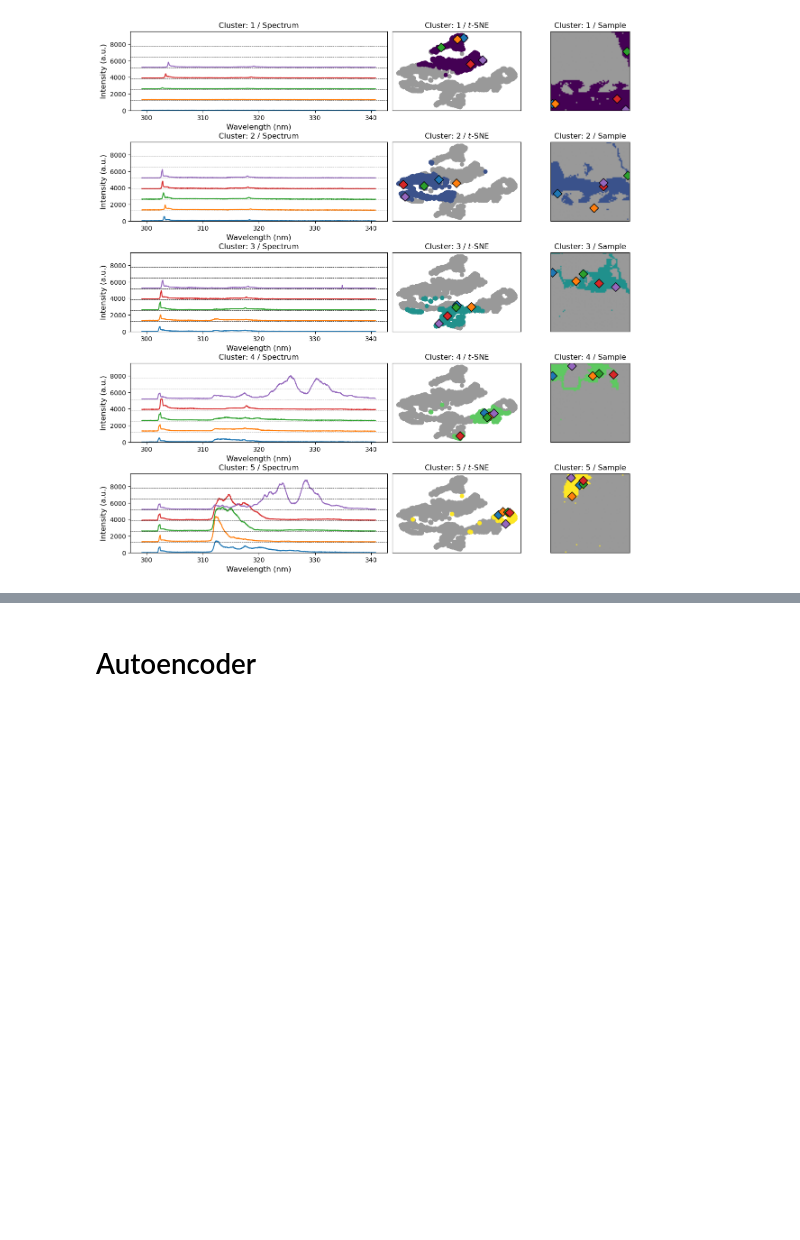
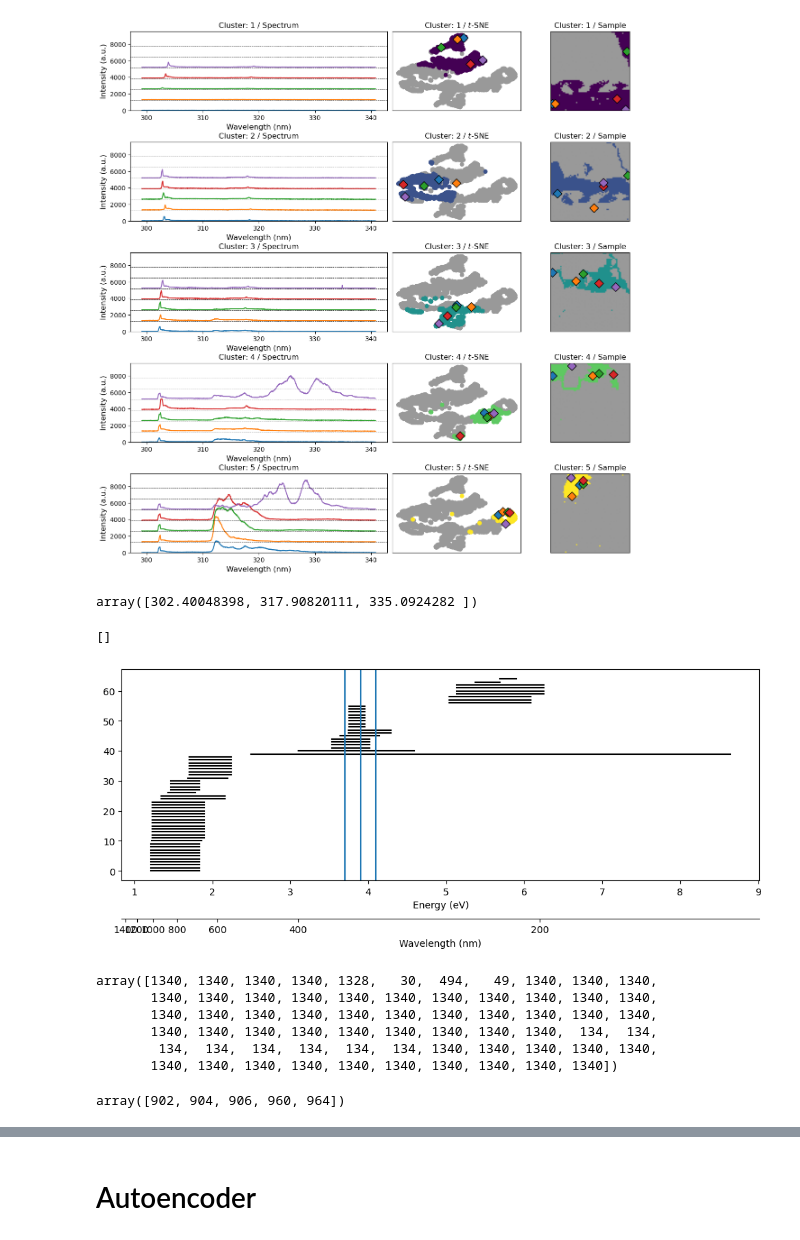
Before and after one commit to git-jhyang/KRICT_opticmapping, a Jupyter notebook: notebooks/clustering_hbn.ipynb, the cells around one changed output, grey strips where cells are left out. Saved outputs shown, nothing was run; the diff lists cells and outputs as text; code cells hidden in the pictures; blank space fills up the shorter version.

```diff
--- a/notebooks/clustering_hbn.ipynb
+++ b/notebooks/clustering_hbn.ipynb
@@ -18,7 +20,8 @@ from io import BytesIO
 # %% [markdown]
 # PCA + K-means
 # %%
-fns = np.array(sorted([f.split('.')[0] for f in os.listdir('/home/jhyang/WORKSPACES/DATA/2D/pl_postech/spectrum/') if f.startswith('9') and f.endswith('txt')])).astype(int)
+root = '/home/jhyang/WORKSPACES/DATA/2D/pl_postech/spectrum/'
+fns = np.array(sorted([f.split('.')[0] for f in os.listdir(root) if f.startswith('9') and f.endswith('txt')])).astype(int)
 fns
 # %% [output]
 array([900, 901, 902, 903, 904, 905, 906, 907, 908, 909, 910, 911, 912,
@@ -340,3 +422,56 @@ g
 [figure]
 [figure]
 [figure]
+# %%
+wave_unit_converters['eV']['nm'](np.array([4.1, 3.9, 3.7]))
+# %% [output]
+array([302.40048398, 317.90820111, 335.0924282 ])
+# %%
+dat = {n:read_spectrum(n, root) for n in fns}
+# %%
+xs = {}
+for n, (x, y) in dat.items():
+    nx = x.shape[0]
+    v = y.reshape(nx, -1).var(1)
+    m = v != 0
+    if np.sum(m) == 0:
+        continue
+    nmin, nmax = x[m].min(), x[m].max()
+    xs[n] = {
+        'n':n, 'len':np.sum(m), 'nm': (nmin, nmax), 'ev':wave_unit_converters['nm']['eV'](np.array([nmin, nmax]))
+    }
+# %%
+xs_ev = np.array([v['ev'] for v in xs.values()])
+l = np.array([v['len'] for v in xs.values()])
+c = (l) / (l.max())
+cs = mpl.cm.viridis(c)
+f, ax = plt.subplots(1,1,figsize=(12,4))
+for i, [x0, x1] in zip(np.argsort(np.argsort(xs_ev.T[1])), xs_ev):
+    ax.plot([x0, x1], [i,i], c='k')
+ax.axvline(4.1)
+ax.axvline(3.9)
+ax.axvline(3.7)
+ax.set_xlabel('Energy (eV)')
+
+from utils.visualize import add_axes_units
+
+axs = add_axes_units(ax, base='eV', units=['nm'], padding=40)
+axs[0].set_xlabel('Wavelength (nm)')
+axs[0].set_yticks([])
+# %% [output]
+[]
+[figure, added]
+# %%
+l
+# %% [output]
+array([1340, 1340, 1340, 1340, 1328,   30,  494,   49, 1340, 1340, 1340,
+       1340, 1340, 1340, 1340, 1340, 1340, 1340, 1340, 1340, 1340, 1340,
+       1340, 1340, 1340, 1340, 1340, 1340, 1340, 1340, 1340, 1340, 1340,
+       1340, 1340, 1340, 1340, 1340, 1340, 1340, 1340, 1340,  134,  134,
+        134,  134,  134,  134,  134,  134, 1340, 1340, 1340, 1340, 1340,
+       1340, 1340, 1340, 1340, 1340, 1340, 1340, 1340, 1340, 1340])
+# %%
+maxs, mins = xs_ev.T
+fns[(mins < 3.9) & (maxs > 4.1)]
+# %% [output]
+array([902, 904, 906, 960, 964])
```
Also changed, not shown: parts of 10 cells of this notebook, 2 other files.
